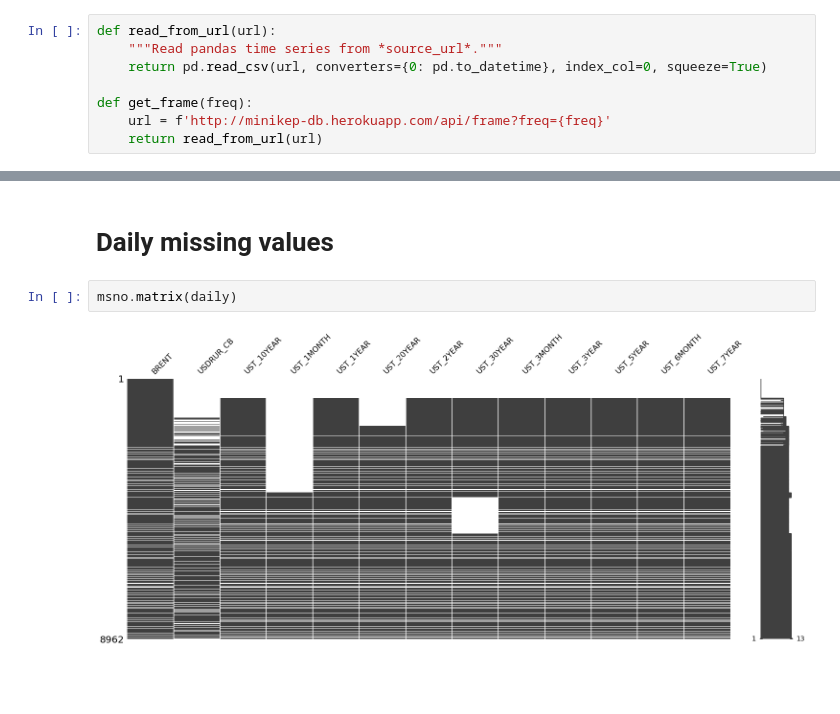
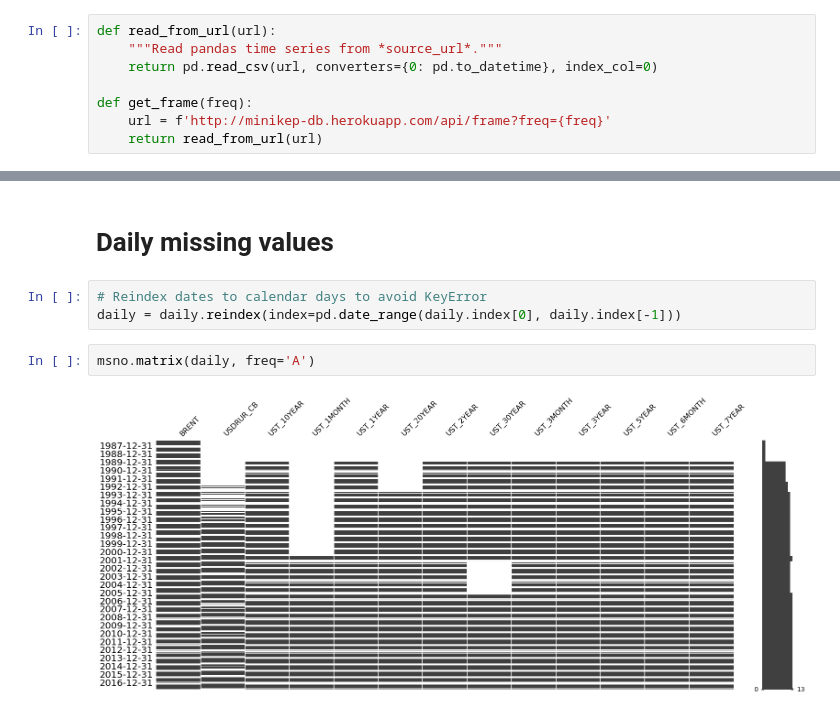
Before and after one commit to mini-kep/datamap, a Jupyter notebook: minikep_missing_values.ipynb, the cells around one changed output, grey strips where cells are left out. Cells and saved outputs as stored; diff of their text form; blank space fills up the shorter version.

Commit message:
Reindex daily df to calendar days to avoid KeyError #11

```diff
--- a/minikep_missing_values.ipynb
+++ b/minikep_missing_values.ipynb
@@ -7,7 +7,7 @@ import missingno as msno
 # %%
 def read_from_url(url):
     """Read pandas time series from *source_url*."""
-    return pd.read_csv(url, converters={0: pd.to_datetime}, index_col=0, squeeze=True)
+    return pd.read_csv(url, converters={0: pd.to_datetime}, index_col=0)
 
 def get_frame(freq):
     url = f'http://minikep-db.herokuapp.com/api/frame?freq={freq}'
@@ -68,7 +68,10 @@ msno.dendrogram(monthly)
 [figure]
 # %% [markdown]
 # Daily missing values
+# %%
+# Reindex dates to calendar days to avoid KeyError
+daily = daily.reindex(index=pd.date_range(daily.index[0], daily.index[-1]))
 # %%
-msno.matrix(daily)
+msno.matrix(daily, freq='A')
 # %% [output]
-[figure, old version]
+[figure, new version]
```
Also changed, not shown: parts of 3 cells of this notebook.
